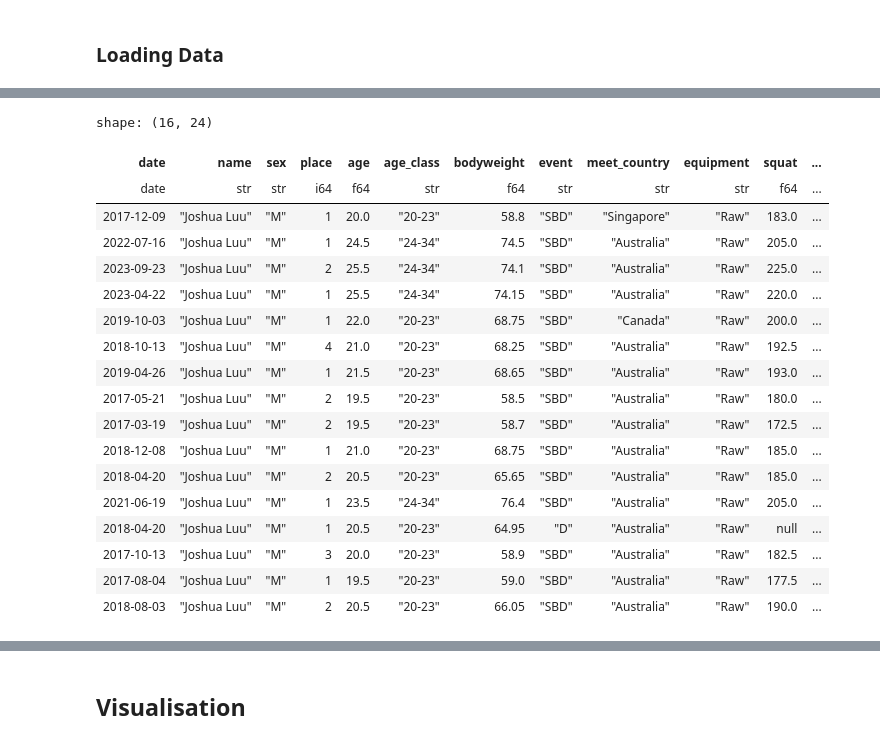
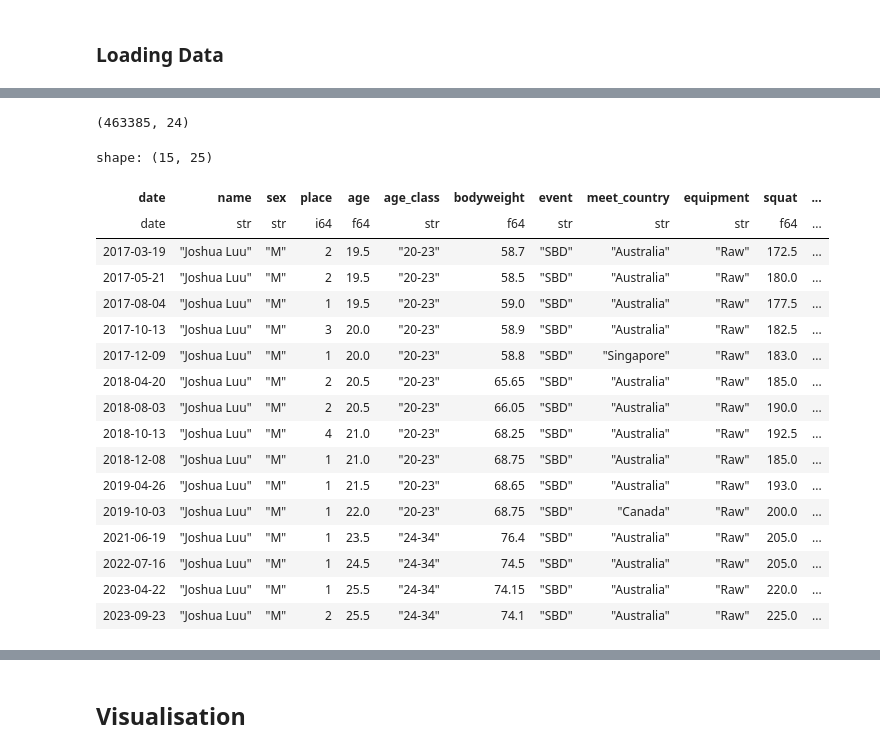
Before and after one commit to namtonthat/powerlifting-ml-progress, a Jupyter notebook: notebooks/etl-polars.ipynb, the cells around one changed output, grey strips where cells are left out. Cells and saved outputs as stored; diff of their text form; code cells hidden in the pictures.

```diff
--- a/notebooks/etl-polars.ipynb
+++ b/notebooks/etl-polars.ipynb
@@ -46,22 +130,68 @@ shape: (5, 24)
+# %%
+# IPF Weight class only for PA after 2018-01-01
+DAYS_IN_YEAR = 365.25
+# USAPL is it's own federation
+
+cleansed_df = (
+    renamed_df.filter((pl.col("event") == "SBD") & (pl.col("tested") == "Yes") & (pl.col("equipment") == "Raw"))
+    .with_columns(pl.col("federation").str.to_lowercase())
+    .unique()
+    .sort(["name", "date"], descending=[False, False])
+)
+print(cleansed_df.shape)
+
+# Create feature engineered columns
+time_since_last_comp_df = cleansed_df.with_columns((pl.col("date") - pl.col("date").shift(-1)).over("primary_key").alias("time_since_last_comp")).with_columns(pl.col("time_since_last_comp").dt.days())
+
+## Feature engineering
+# have to filter out the time_since_last_comp since there might be data entry handling error
+fe_df = time_since_last_comp_df.with_columns(
+    (pl.col("time_since_last_comp") / DAYS_IN_YEAR).alias("years_since_last_comp"),
+    (pl.col("meet_country") == pl.col("origin_country")).alias("is_origin_country"),
+    pl.col("date").apply(lambda x: x.toordinal()).alias("date_as_ordinal"),
+    pl.col("name").cumcount().over("primary_key").alias("cumulative_comps"),
+    pl.when(pl.col("meet_name").str.contains("national"))
+    .then("national")
+    .otherwise(pl.when(pl.col("meet_name").str.contains("International|World|Commonwealth")).then("international").otherwise("local"))
+    .alias("meet_type"),
+)
+
+fe_df = fe_df.with_columns(
+    ((pl.col("squat") - pl.col("squat").shift(1)) / pl.col("years_since_last_comp")).over("primary_key").alias("squat_progress"),
+    ((pl.col("bench") - pl.col("bench").shift(1)) / pl.col("years_since_last_comp")).over("primary_key").alias("bench_progress"),
+    ((pl.col("deadlift") - pl.col("deadlift").shift(1)) / pl.col("years_since_last_comp")).over("primary_key").alias("deadlift_progress"),
+    ((pl.col("total") - pl.col("total").shift(1)) / pl.col("years_since_last_comp")).over("primary_key").alias("total_progress"),
+    ((pl.col("wilks") - pl.col("wilks").shift(1)) / pl.col("years_since_last_comp")).over("primary_key").alias("wilks_progress"),
+)
+
+# have to filter out the time_since_last_comp since there might be data entry handling error
+fe_df = fe_df.with_columns(
+    (pl.col("squat").shift(1)).over("primary_key").alias("previous_squat"),
+    (pl.col("bench").shift(1)).over("primary_key").alias("previous_bench"),
+    (pl.col("deadlift").shift(1)).over("primary_key").alias("previous_deadlift"),
+    (pl.col("total").shift(1)).over("primary_key").alias("previous_total"),
+)
+# %% [output]
+(463385, 24)
 # %%
-renamed_df.filter(pl.col("name") == "Joshua Luu")
+# cleansed_df.filter(pl.col("name") == "Joshua Luu")
+time_since_last_comp_df.filter(pl.col("name") == "Joshua Luu")
 # %% [output]
-shape: (16, 24)
+shape: (15, 25)
 | date | name | sex | place | age | age_class | bodyweight | event | meet_country | equipment | squat | ... |
 | date | str | str | i64 | f64 | str | f64 | str | str | str | f64 | ... |
+| 2017-03-19 | "Joshua Luu" | "M" | 2 | 19.5 | "20-23" | 58.7 | "SBD" | "Australia" | "Raw" | 172.5 | ... |
+| 2017-05-21 | "Joshua Luu" | "M" | 2 | 19.5 | "20-23" | 58.5 | "SBD" | "Australia" | "Raw" | 180.0 | ... |
+| 2017-08-04 | "Joshua Luu" | "M" | 1 | 19.5 | "20-23" | 59.0 | "SBD" | "Australia" | "Raw" | 177.5 | ... |
+| 2017-10-13 | "Joshua Luu" | "M" | 3 | 20.0 | "20-23" | 58.9 | "SBD" | "Australia" | "Raw" | 182.5 | ... |
 | 2017-12-09 | "Joshua Luu" | "M" | 1 | 20.0 | "20-23" | 58.8 | "SBD" | "Singapore" | "Raw" | 183.0 | ... |
+| 2018-04-20 | "Joshua Luu" | "M" | 2 | 20.5 | "20-23" | 65.65 | "SBD" | "Australia" | "Raw" | 185.0 | ... |
+| 2018-08-03 | "Joshua Luu" | "M" | 2 | 20.5 | "20-23" | 66.05 | "SBD" | "Australia" | "Raw" | 190.0 | ... |
+| 2018-10-13 | "Joshua Luu" | "M" | 4 | 21.0 | "20-23" | 68.25 | "SBD" | "Australia" | "Raw" | 192.5 | ... |
+| 2018-12-08 | "Joshua Luu" | "M" | 1 | 21.0 | "20-23" | 68.75 | "SBD" | "Australia" | "Raw" | 185.0 | ... |
+| 2019-04-26 | "Joshua Luu" | "M" | 1 | 21.5 | "20-23" | 68.65 | "SBD" | "Australia" | "Raw" | 193.0 | ... |
+| 2019-10-03 | "Joshua Luu" | "M" | 1 | 22.0 | "20-23" | 68.75 | "SBD" | "Canada" | "Raw" | 200.0 | ... |
+| 2021-06-19 | "Joshua Luu" | "M" | 1 | 23.5 | "24-34" | 76.4 | "SBD" | "Australia" | "Raw" | 205.0 | ... |
 | 2022-07-16 | "Joshua Luu" | "M" | 1 | 24.5 | "24-34" | 74.5 | "SBD" | "Australia" | "Raw" | 205.0 | ... |
+| 2023-04-22 | "Joshua Luu" | "M" | 1 | 25.5 | "24-34" | 74.15 | "SBD" | "Australia" | "Raw" | 220.0 | ... |
 | 2023-09-23 | "Joshua Luu" | "M" | 2 | 25.5 | "24-34" | 74.1 | "SBD" | "Australia" | "Raw" | 225.0 | ... |
-| 2023-04-22 | "Joshua Luu" | "M" | 1 | 25.5 | "24-34" | 74.15 | "SBD" | "Australia" | "Raw" | 220.0 | ... |
-| 2019-10-03 | "Joshua Luu" | "M" | 1 | 22.0 | "20-23" | 68.75 | "SBD" | "Canada" | "Raw" | 200.0 | ... |
-| 2018-10-13 | "Joshua Luu" | "M" | 4 | 21.0 | "20-23" | 68.25 | "SBD" | "Australia" | "Raw" | 192.5 | ... |
-| 2019-04-26 | "Joshua Luu" | "M" | 1 | 21.5 | "20-23" | 68.65 | "SBD" | "Australia" | "Raw" | 193.0 | ... |
-| 2017-05-21 | "Joshua Luu" | "M" | 2 | 19.5 | "20-23" | 58.5 | "SBD" | "Australia" | "Raw" | 180.0 | ... |
-| 2017-03-19 | "Joshua Luu" | "M" | 2 | 19.5 | "20-23" | 58.7 | "SBD" | "Australia" | "Raw" | 172.5 | ... |
-| 2018-12-08 | "Joshua Luu" | "M" | 1 | 21.0 | "20-23" | 68.75 | "SBD" | "Australia" | "Raw" | 185.0 | ... |
-| 2018-04-20 | "Joshua Luu" | "M" | 2 | 20.5 | "20-23" | 65.65 | "SBD" | "Australia" | "Raw" | 185.0 | ... |
-| 2021-06-19 | "Joshua Luu" | "M" | 1 | 23.5 | "24-34" | 76.4 | "SBD" | "Australia" | "Raw" | 205.0 | ... |
-| 2018-04-20 | "Joshua Luu" | "M" | 1 | 20.5 | "20-23" | 64.95 | "D" | "Australia" | "Raw" | null | ... |
-| 2017-10-13 | "Joshua Luu" | "M" | 3 | 20.0 | "20-23" | 58.9 | "SBD" | "Australia" | "Raw" | 182.5 | ... |
-| 2017-08-04 | "Joshua Luu" | "M" | 1 | 19.5 | "20-23" | 59.0 | "SBD" | "Australia" | "Raw" | 177.5 | ... |
-| 2018-08-03 | "Joshua Luu" | "M" | 2 | 20.5 | "20-23" | 66.05 | "SBD" | "Australia" | "Raw" | 190.0 | ... |
```
Also changed, not shown: parts of 9 cells of this notebook, 4 other files.
